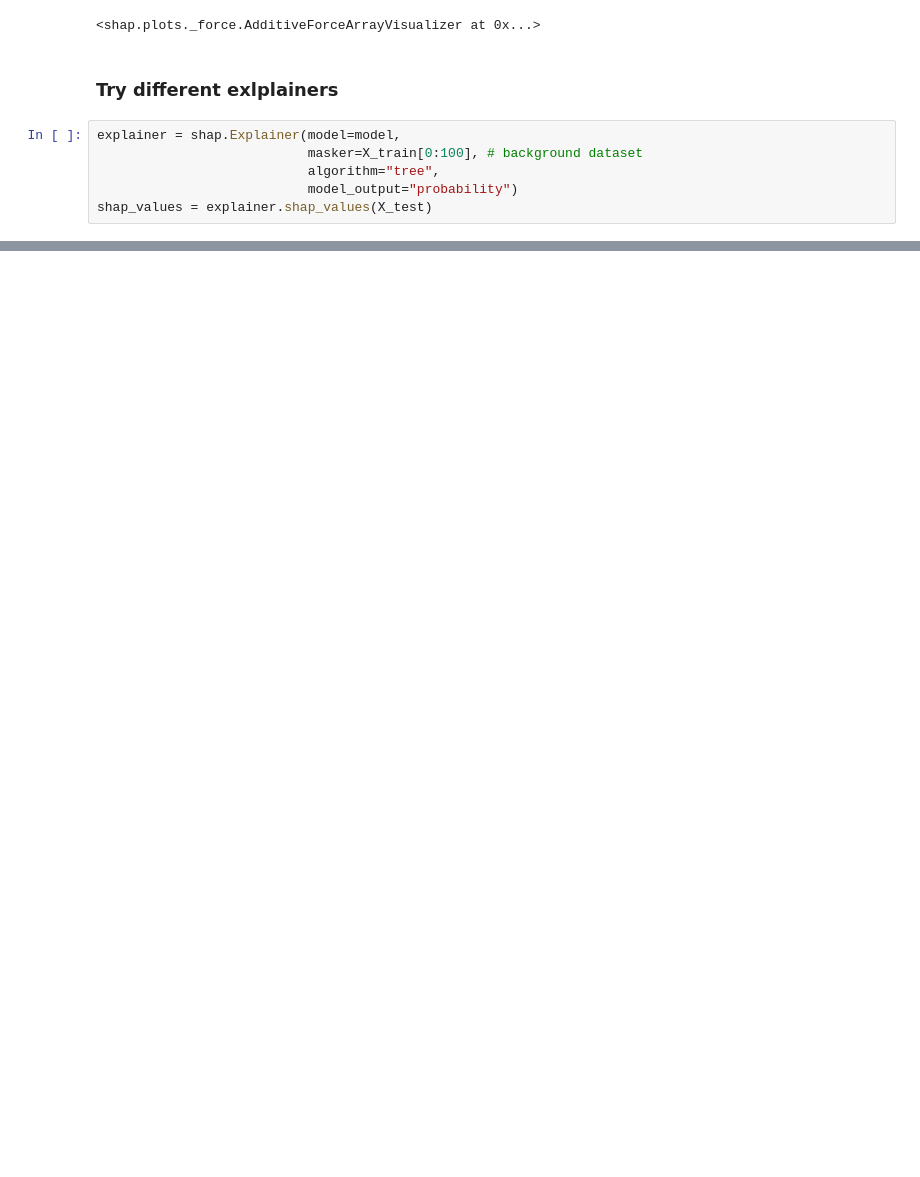
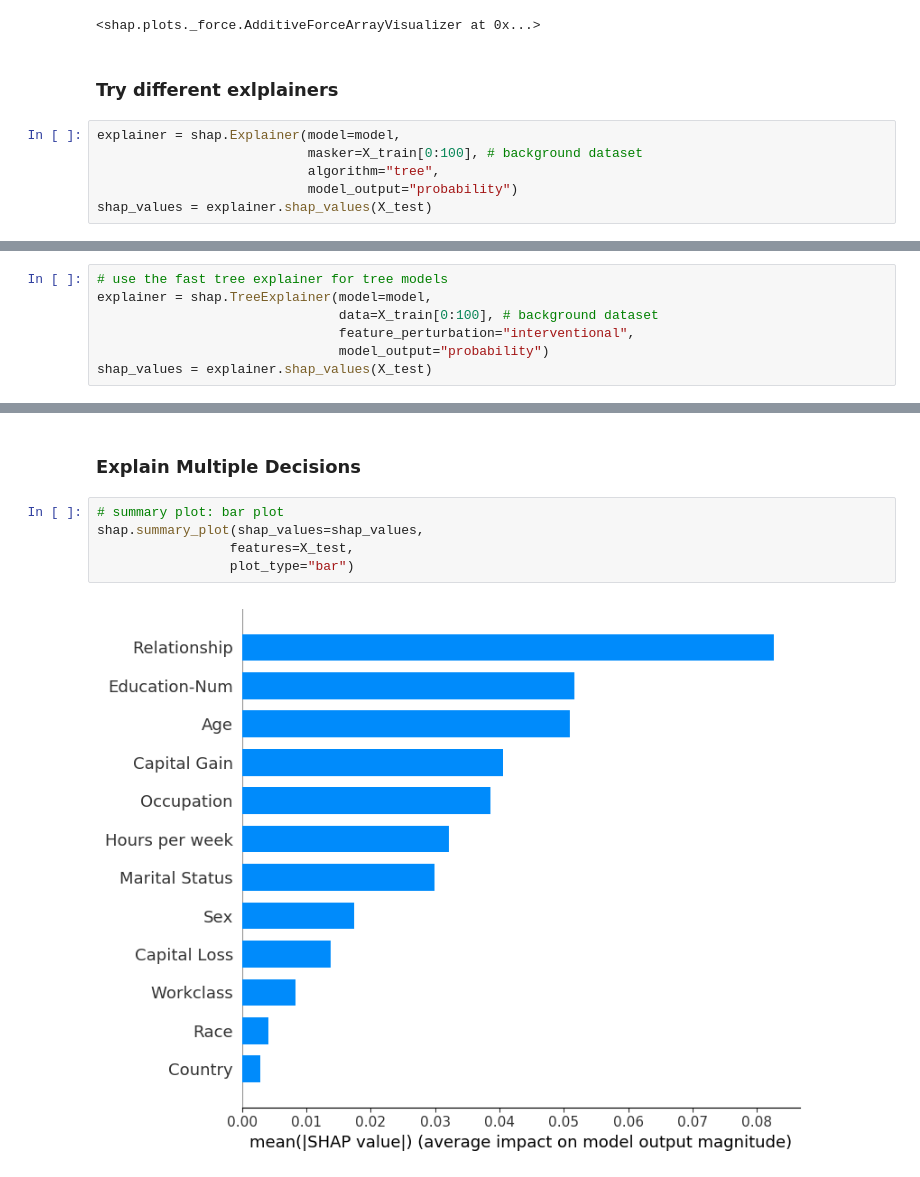
Before and after one commit to Sebastian1981/AWS_Sagemaker_Clarify_4Responsible_AI, a Jupyter notebook: experiment/00_model_explainibility.ipynb, the cells around one changed output, grey strips where cells are left out. Saved outputs shown, nothing was run; the diff lists cells and outputs as text; blank space fills up the shorter version.

Commit message:
add further explanation plots

```diff
--- a/experiment/00_model_explainibility.ipynb
+++ b/experiment/00_model_explainibility.ipynb
@@ -213,0 +222,7 @@ shap.force_plot(explainer.expected_value,
+# %%
+# use the fast tree explainer for tree models
+explainer = shap.TreeExplainer(model=model,
+                               data=X_train[0:100], # background dataset
+                               feature_perturbation="interventional",
+                               model_output="probability")
+shap_values = explainer.shap_values(X_test)
@@ -213,0 +248,9 @@ shap.force_plot(explainer.expected_value,
+# %% [markdown]
+### Explain Multiple Decisions
+# %%
+# summary plot: bar plot
+shap.summary_plot(shap_values=shap_values,
+                 features=X_test,
+                 plot_type="bar")
+# %% [output]
+[figure, added]
```
Also changed, not shown: parts of 19 cells of this notebook.
